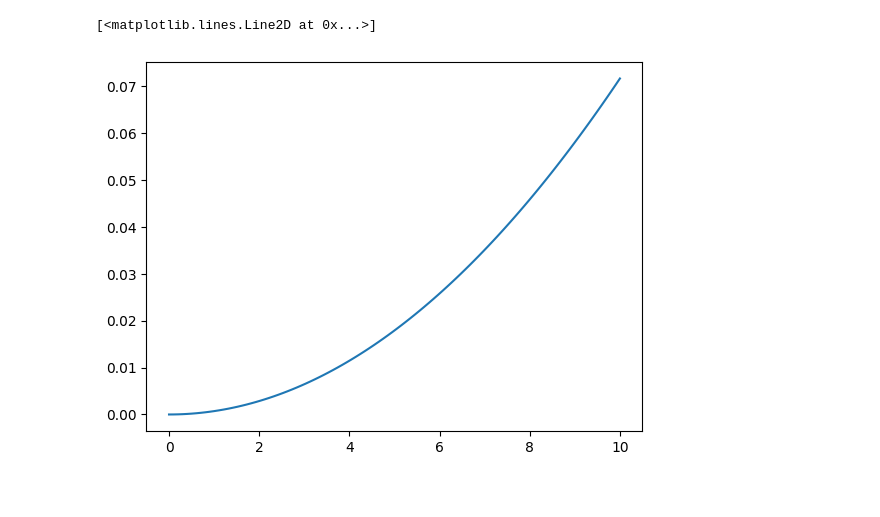
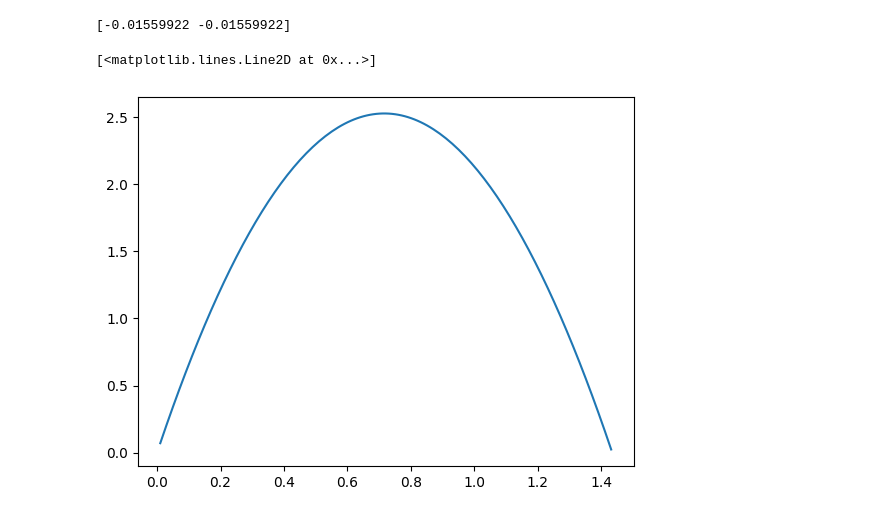
Before and after one commit to decaelus/Best_Putt_Angle, a Jupyter notebook: Best Putt Angle.ipynb, the cells around one changed output. Drawn from its saved outputs; the diff is of its cells as text; code cells hidden in the pictures.

```diff
--- a/Best Putt Angle.ipynb
+++ b/Best Putt Angle.ipynb
@@ -3,14 +3,79 @@
 
 import numpy as np
 import matplotlib.pyplot as plt
+
+from scipy.integrate import odeint, cumtrapz
+
+# D = 42.7 mm
+# mass = 45.9 g
+# air density, rho = 1. kg/m^3
+
+rho = 1. # kg/m^3
+mass = 45.9e-3
+A = np.pi*(42.7e-3/2)**2
+drag_coefficient = 0.5*rho*A/mass
+
+def calc_drag_force(velocity_vector, t, drag_coefficient=drag_coefficient):
+
+    vx, vy = velocity_vector
+    velocity_magnitude = np.sqrt(vx*vx + vy*vy)
+
+    drag_force_magnitude = drag_coefficient*velocity_magnitude
+
+    vx_hat = 0.
+    vy_hat = 0.
+
+    if(velocity_vector[0] != 0.):
+        vx_hat = vx/velocity_magnitude
+    if(velocity_vector[1] != 0.):
+        vy_hat = vy/velocity_magnitude
+
+    return np.array([-vx_hat*drag_force_magnitude, -vy_hat*drag_force_magnitude])
+
+def calc_gravitational_force(velocity_vector, t, g=9.82):
+    return np.array([0., -g])
+
+def calc_net_force(velocity_vector, t, drag_coefficient=drag_coefficient, g=9.82):
+    gravitational_force = calc_gravitational_force(velocity_vector, t, g=g)
+    drag_force = calc_drag_force(velocity_vector, t, drag_coefficient=drag_coefficient)
+
+    return drag_force + gravitational_force
+
+t = np.linspace(0., 10., 1000)
+v0_vector = np.ones(2)
+print(calc_drag_force(v0_vector, t))
+# %% [output]
+[-0.01559922 -0.01559922]
 # %%
-# D = 42.7 mm
-# mass = 45.9 g
+t = np.linspace(0., 10., 1000)
+# launch_angle = 45.*np.pi/180. # degrees to radians
+launch_angle = 45.*np.pi/180. # degrees to radians
+v0_magnitude = 10. # m/s
+v0_vector = np.array([v0_magnitude*np.cos(launch_angle), v0_magnitude*np.sin(launch_angle)])
 
-def drag(velocity, rho=1., A=np.pi*(42.7e-3/2)**2):
-    return -0.5*rho*A*velocity*velocity
+res = odeint(calc_gravitational_force, v0_vector, t)
 
-plt.plot(np.linspace(0, 10, 100), drag(np.linspace(0, 10, 100)))
+vx = res[:,0]
+vy = res[:,1]
+
+# plt.plot(t, vx)
+# plt.plot(t, vy)
+
+x = cumtrapz(vx, t)
+y = cumtrapz(vy, t)
+
+ind = y >= 0.
+t = t[1:][ind]
+x = x[ind]
+y = y[ind]
+vx = vx[1:][ind]
+vy = vy[1:][ind]
+
+plt.plot(t, y)
+# plt.plot(vy, y)
+
+# plt.plot(t, vy)
+# plt.plot(x, y)
 # %% [output]
 [<matplotlib.lines.Line2D at 0x...>]
-[figure, old version]
+[figure, new version]
```
Also changed, not shown: parts of 2 cells of this notebook.
